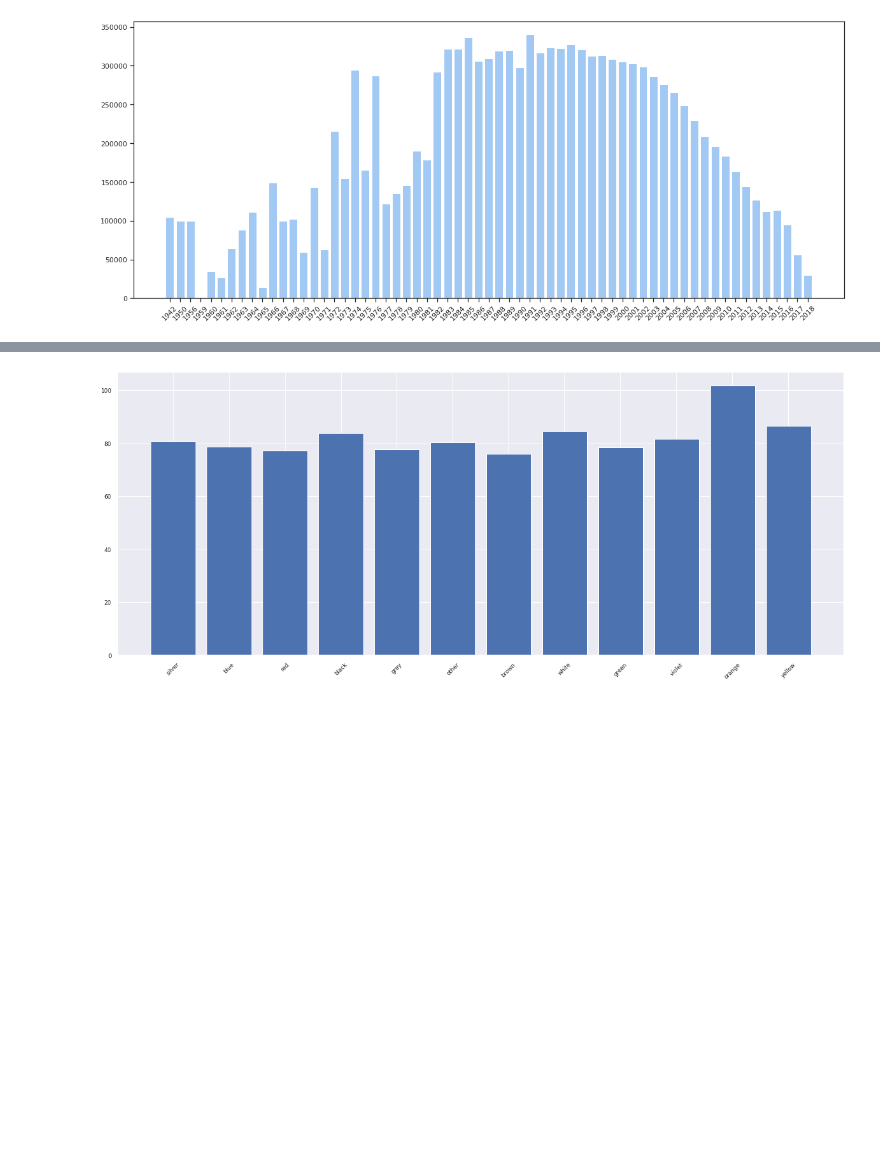
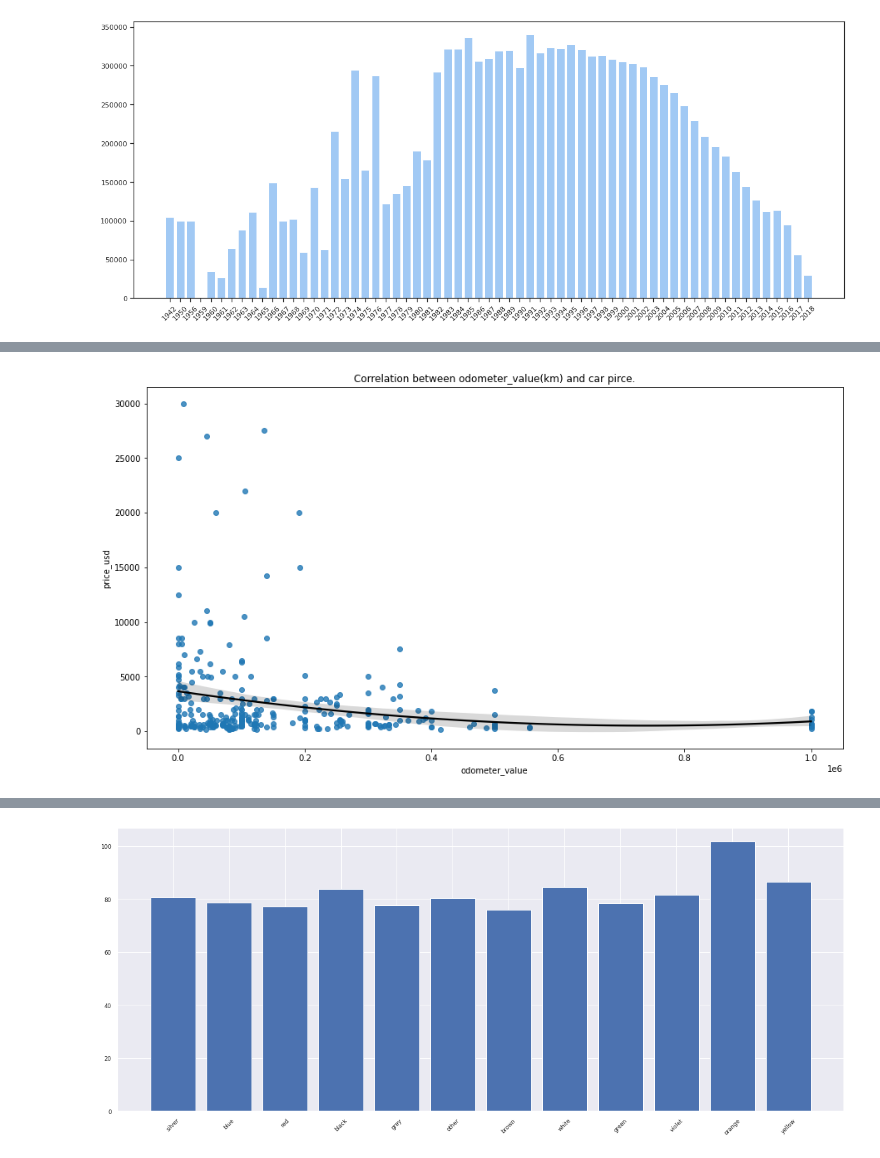
Before and after one commit to GavrielM55555/Data-science-project, a Jupyter notebook: Used_car_price_prediction2.ipynb, the cells around one changed output, grey strips where cells are left out. Drawn from its saved outputs; the diff is of its cells as text; code cells hidden in the pictures; blank space fills up the shorter version.

```diff
--- a/Used_car_price_prediction2.ipynb
+++ b/Used_car_price_prediction2.ipynb
@@ -268,0 +289,8 @@ plt.show()
+# %%
+not_old_cars= df["year_produced"] <1983
+df_old_cars = df.where(not_old_cars).dropna()
+plt.figure(figsize=(15,8))
+plt.title('Correlation between odometer_value(km) and car pirce.')
+ax = sns.regplot(x="odometer_value", y="price_usd", data=df_old_cars, line_kws={"color": "black"},order=2)
+# %% [output]
+[figure, added]
```
Also changed, not shown: parts of 10 cells of this notebook.
